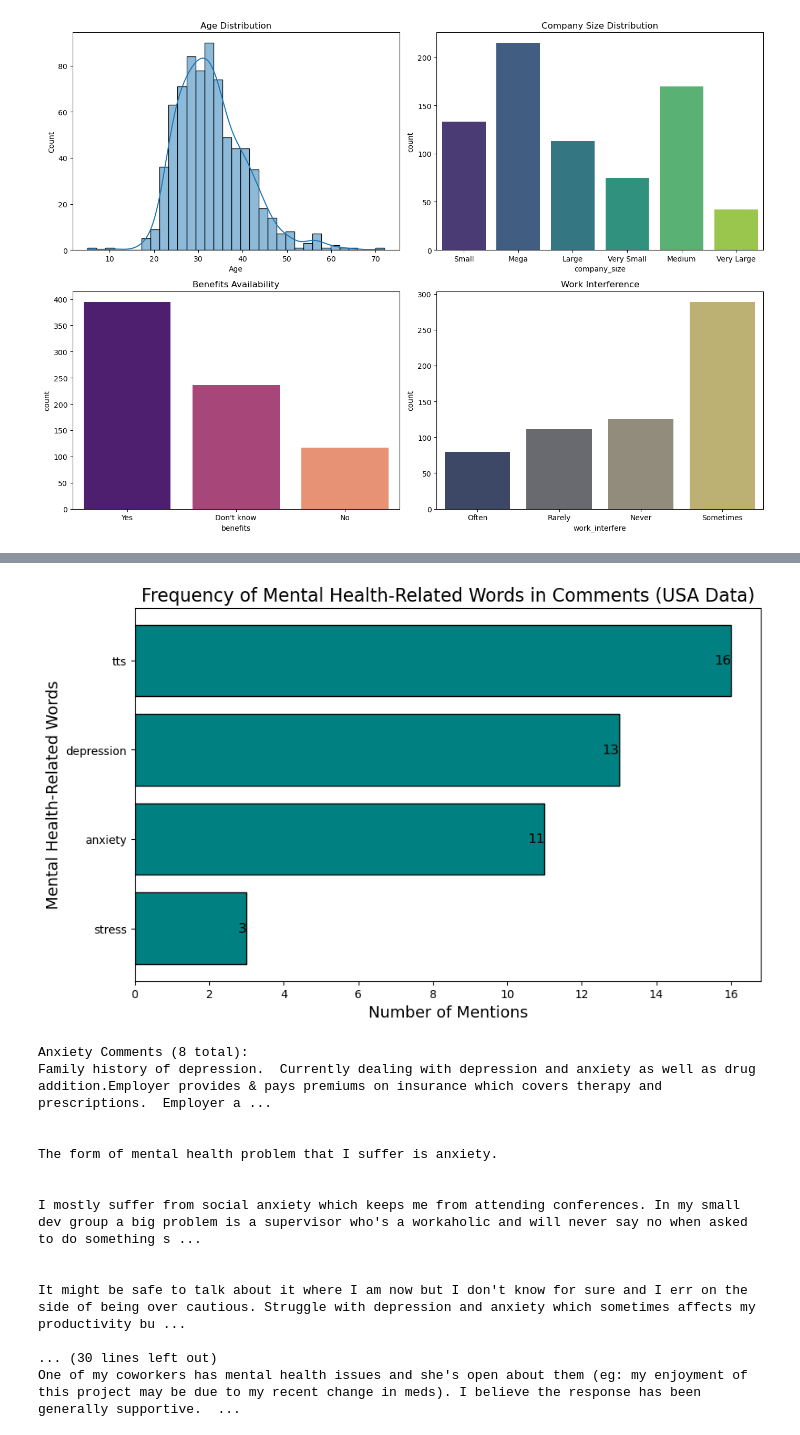
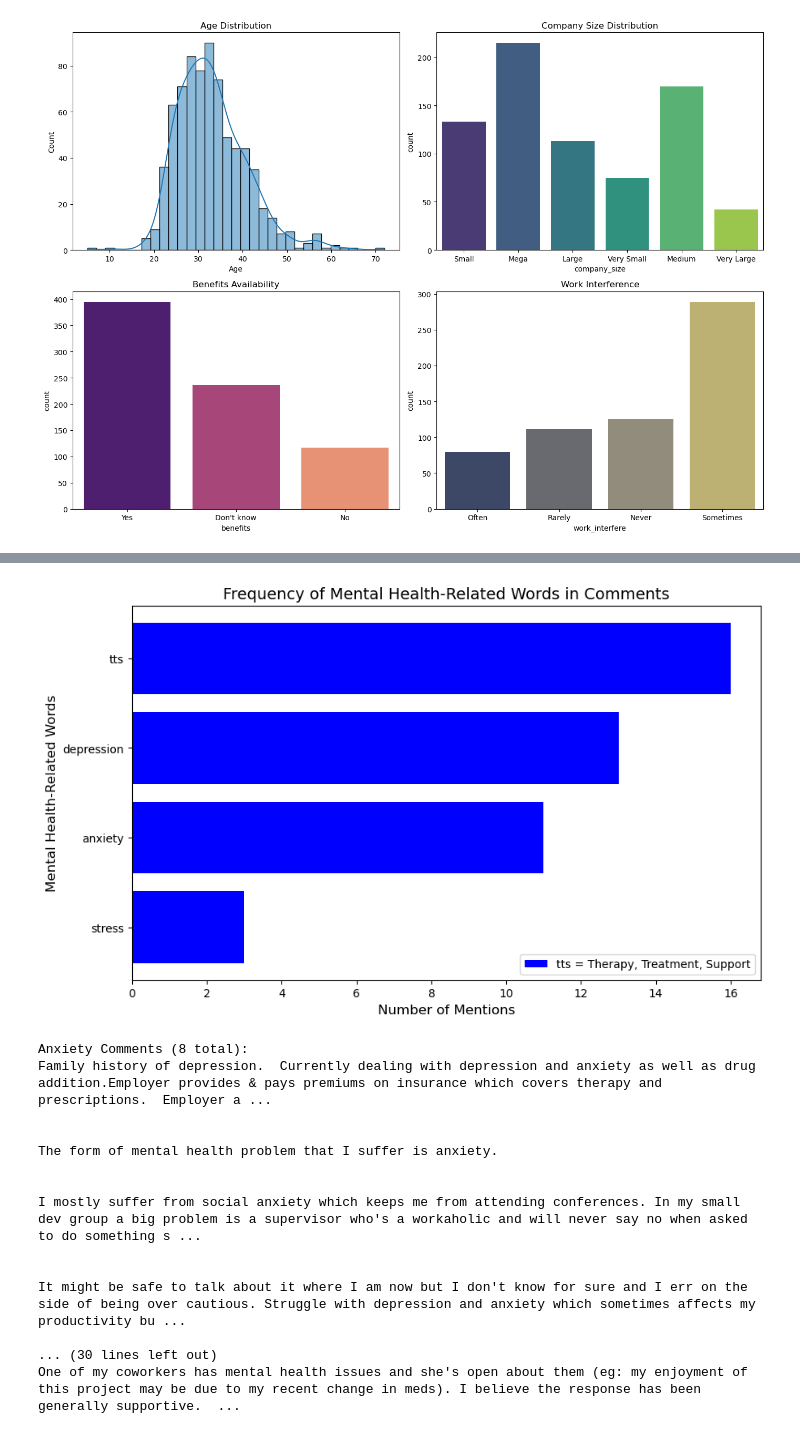
Before and after one commit to rinals/Proj3-grp4-Mentalhealth_Tech, a Jupyter notebook: tech_mental_health_analysis.ipynb, the cells around one changed output, grey strips where cells are left out. Saved outputs shown, nothing was run; the diff lists cells and outputs as text; code cells hidden in the pictures.

```diff
--- a/tech_mental_health_analysis.ipynb
+++ b/tech_mental_health_analysis.ipynb
@@ -369,29 +446,23 @@ print(mental_health_word_counts)
-# %%
-# Extract words and their counts for the bar chart
-words, counts = zip(*mental_health_word_counts)
-
-# Set up the figure
-plt.figure(figsize=(10, 6))
-
-# Plot the bar chart
-plt.barh(words, counts, color='teal', edgecolor='black')
-
-# Add titles and labels
-plt.title('Frequency of Mental Health-Related Words in Comments (USA Data)', fontsize=16)
-plt.xlabel('Number of Mentions', fontsize=14)
-plt.ylabel('Mental Health-Related Words', fontsize=14)
-
-# Add data labels
-for index, value in enumerate(counts):
-    plt.text(value, index, str(value), va='center', ha='right', fontsize=12, color='black')
-
-# Invert y-axis to have the highest count on top
-plt.gca().invert_yaxis()
-
-# Show the plot
-plt.show()
-# %% [output]
-[figure, removed]
+# %%
+# Visualize the list of words with a horizontal bar chart and add a legend
+plt.figure(figsize=(10, 6))
+bars = plt.barh(word_counts_df['Word'], word_counts_df['Frequency'], color='blue')
+
+# Add labels and title
+plt.xlabel('Number of Mentions', fontsize=12)
+plt.ylabel('Mental Health-Related Words', fontsize=12)
+plt.title('Frequency of Mental Health-Related Words in Comments', fontsize=14)
+
+# Create a legend explaining the meaning of 'tts'
+plt.legend(['tts = Therapy, Treatment, Support'], loc='lower right')
+
+# Invert y-axis to have the highest frequency at the top
+plt.gca().invert_yaxis()
+
+# Display the plot
+plt.show()
+# %% [output]
+[figure, added]
 # %%
 # Define the keywords for the subcategories related to mental health issues
 keywords = {
```
Also changed, not shown: parts of 32 cells of this notebook, 1 other file.
